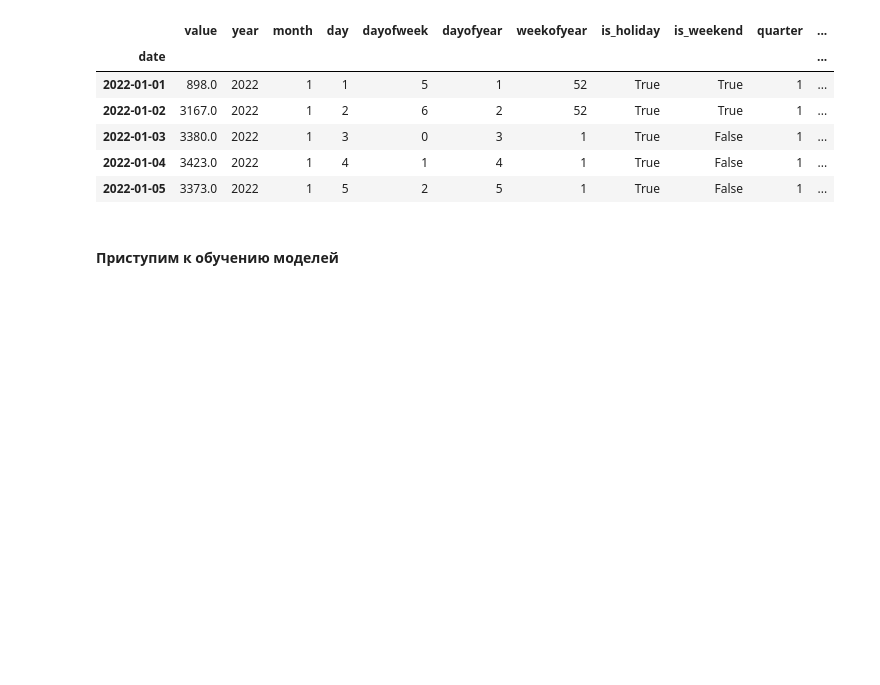
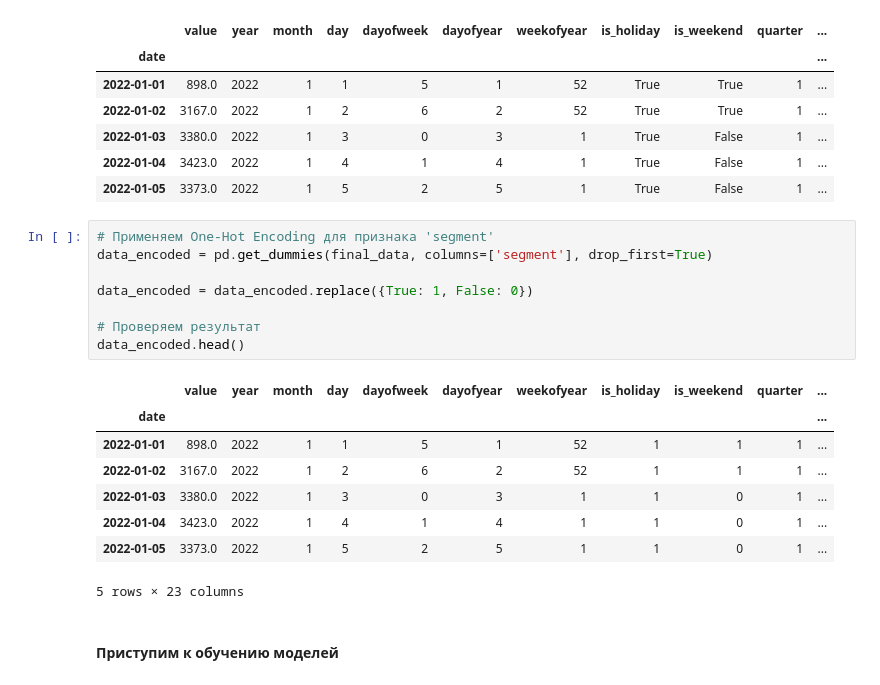
Before and after one commit to Yeetmq/time_hackathon, a Jupyter notebook: standart_model.ipynb, the cells around one changed output. Saved outputs shown, nothing was run; the diff lists cells and outputs as text; blank space fills up the shorter version.

```diff
--- a/standart_model.ipynb
+++ b/standart_model.ipynb
@@ -324,5 +324,22 @@ See the caveats in the documentation: https://pandas.pydata.org/pandas-docs/stab
 | 2022-01-03 | 3380.0 | 2022 | 1 | 3 | 0 | 3 | 1 | True | False | 1 | ... |
 | 2022-01-04 | 3423.0 | 2022 | 1 | 4 | 1 | 4 | 1 | True | False | 1 | ... |
 | 2022-01-05 | 3373.0 | 2022 | 1 | 5 | 2 | 5 | 1 | True | False | 1 | ... |
+# %%
+# Применяем One-Hot Encoding для признака 'segment'
+data_encoded = pd.get_dummies(final_data, columns=['segment'], drop_first=True)
+
+data_encoded = data_encoded.replace({True: 1, False: 0})
+
+# Проверяем результат
+data_encoded.head()
+# %% [output]
+|  | value | year | month | day | dayofweek | dayofyear | weekofyear | is_holiday | is_weekend | quarter | ... |
+| date |  |  |  |  |  |  |  |  |  |  | ... |
+| 2022-01-01 | 898.0 | 2022 | 1 | 1 | 5 | 1 | 52 | 1 | 1 | 1 | ... |
+| 2022-01-02 | 3167.0 | 2022 | 1 | 2 | 6 | 2 | 52 | 1 | 1 | 1 | ... |
+| 2022-01-03 | 3380.0 | 2022 | 1 | 3 | 0 | 3 | 1 | 1 | 0 | 1 | ... |
+| 2022-01-04 | 3423.0 | 2022 | 1 | 4 | 1 | 4 | 1 | 1 | 0 | 1 | ... |
+| 2022-01-05 | 3373.0 | 2022 | 1 | 5 | 2 | 5 | 1 | 1 | 0 | 1 | ... |
+5 rows × 23 columns
 # %% [markdown]
 #### Приступим к обучению моделей
```
Also changed, not shown: parts of 4 cells of this notebook, 1 other file.
